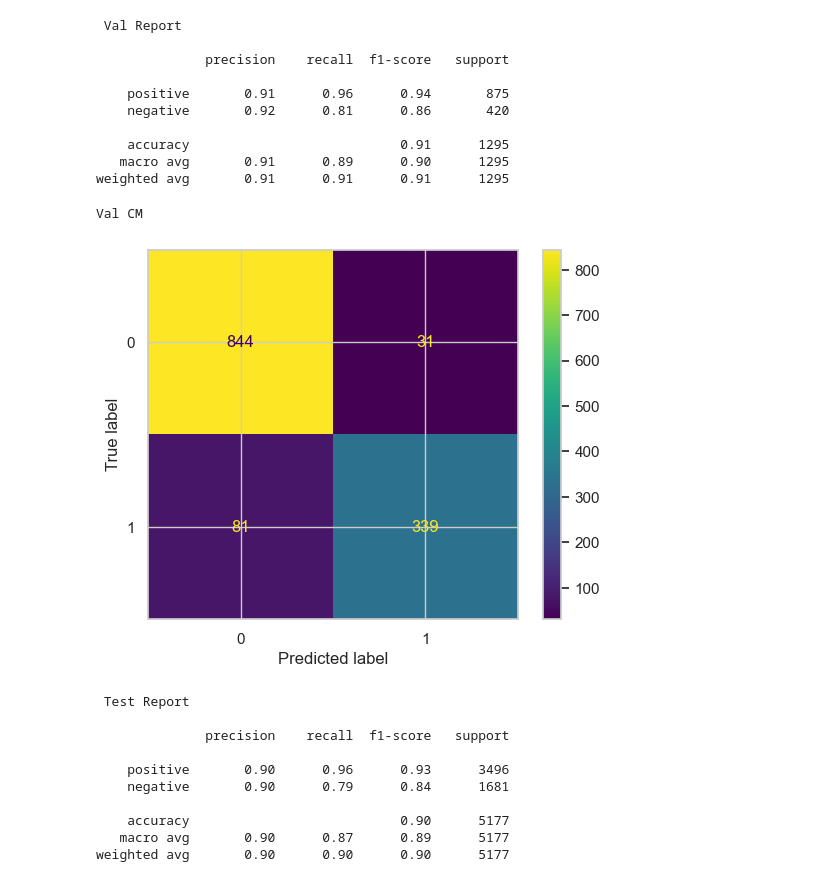
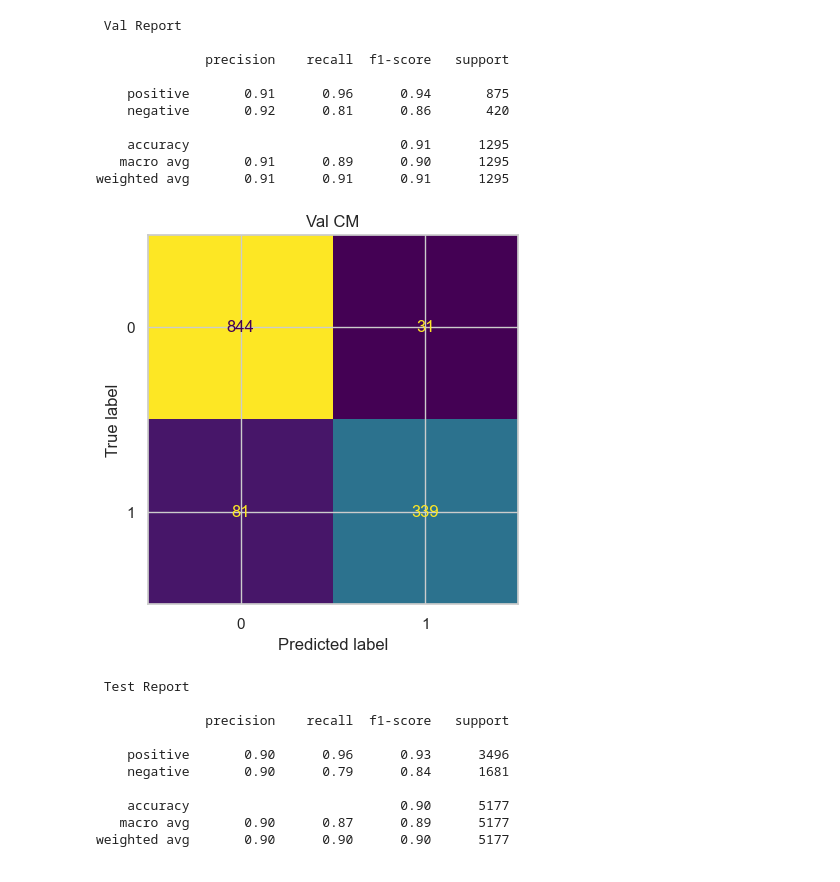
Before and after one commit to A01795375/Proyecto_Integrador_cancer, a Jupyter notebook: notebooks/Avance 3.ipynb, the cells around one changed output. Saved outputs shown, nothing was run; the diff lists cells and outputs as text; code cells hidden in the pictures.

```diff
--- a/notebooks/Avance 3.ipynb
+++ b/notebooks/Avance 3.ipynb
@@ -230,14 +228,15 @@ print(classification_report(y_val, y_val_pred_svc, target_names=['positive','neg
    macro avg       0.91      0.89      0.90      1295
 weighted avg       0.91      0.91      0.91      1295
 # %%
-print('Val CM \n')
+
 cm_svc = confusion_matrix(y_val, y_val_pred_svc)
 disp = ConfusionMatrixDisplay(confusion_matrix=cm_svc)
-disp.plot()
+
+disp.plot(colorbar = False)
+disp.ax_.set_title('Val CM')
 plt.show()
 # %% [output]
-Val CM
-[figure, old version]
+[figure, new version]
 # %%
 y_test_pred_svc = grid.predict(X_test)
 # %%
```
Also changed, not shown: parts of 16 cells of this notebook, 1 other file.
